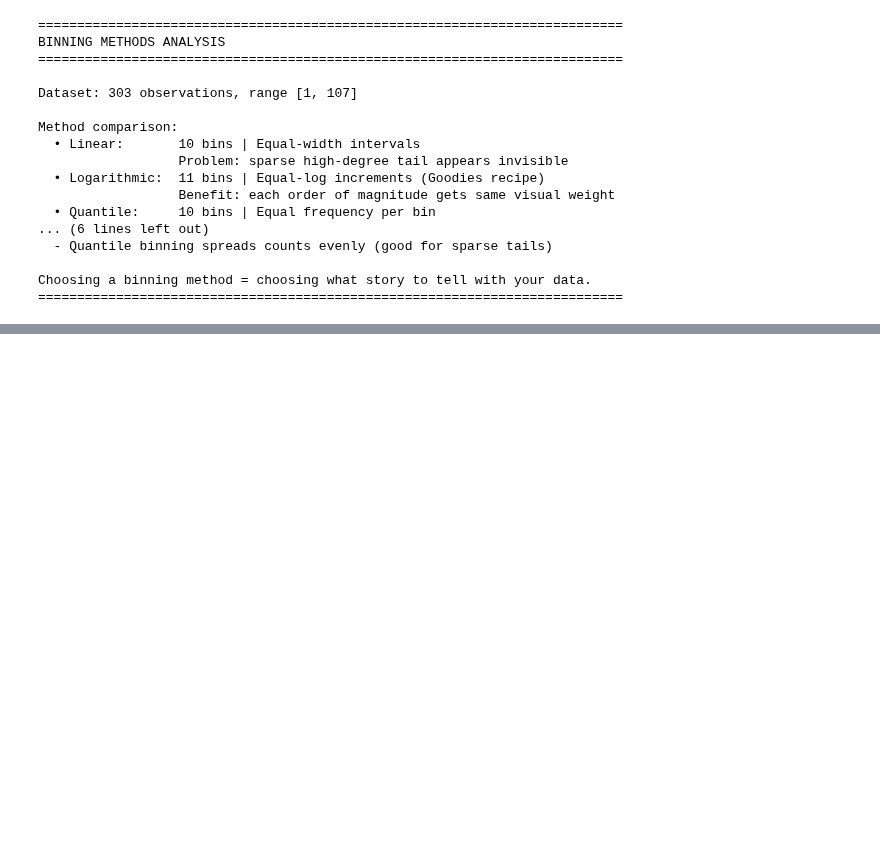
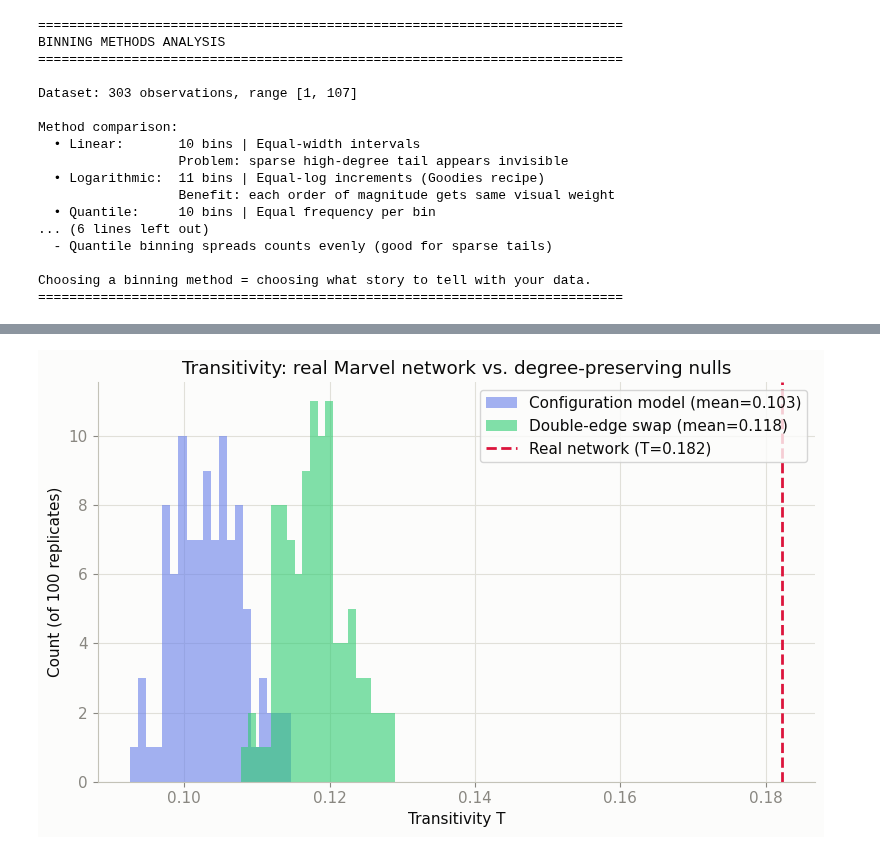
Before and after one commit to kaykay-ng/legendary-sniffle, a Jupyter notebook: notebooks/analysis.ipynb, the cells around one changed output, grey strips where cells are left out. Saved outputs shown, nothing was run; the diff lists cells and outputs as text; code cells hidden in the pictures; blank space fills up the shorter version.

```diff
--- a/notebooks/analysis.ipynb
+++ b/notebooks/analysis.ipynb
@@ -652,0 +832,28 @@ Choosing a binning method = choosing what story to tell with your data.
+# %%
+# 100 double-edge-swap replicates, 10x the number of links as the swap budget
+swap_C, swap_T, swap_isolates, deg_seq_preserved = [], [], [], []
+
+for _ in range(N_TRIALS):
+    Gs = Ggc.copy()
+    nswap = 10 * m_gc
+    nx.double_edge_swap(Gs, nswap=nswap, max_tries=nswap * 20, seed=int(rng.integers(0, 2**31 - 1)))
+
+    deg_seq_preserved.append(sorted(d for _, d in Gs.degree()) == sorted(degree_seq))
+    swap_C.append(nx.average_clustering(Gs))
+    swap_T.append(nx.transitivity(Gs))
+    swap_isolates.append(sum(1 for _, d in Gs.degree() if d == 0))
+
+swap_C = np.array(swap_C)
+swap_T = np.array(swap_T)
+swap_isolates = np.array(swap_isolates)
+
+z_swap = (C_real - swap_C.mean()) / swap_C.std()
+p_swap = (np.sum(swap_C >= C_real) + 1) / (N_TRIALS + 1)
+
+print(f"Degree sequence preserved in all {N_TRIALS} trials: {all(deg_seq_preserved)}")
+print(f"Double-edge-swap C: mean={swap_C.mean():.4f}  std={swap_C.std():.4f}")
+print(f"z-score = {z_swap:.2f}   empirical p-value = {p_swap:.4f}")
+print()
+print(f"Configuration model mean C = {config_C.mean():.4f}")
+print(f"Double-edge-swap   mean C = {swap_C.mean():.4f}")
+print(f"Real network        C = {C_real:.4f}")
@@ -652,0 +968,13 @@ Choosing a binning method = choosing what story to tell with your data.
+# %%
+fig, ax = plt.subplots(figsize=(8, 5))
+ax.hist(config_T, bins=20, alpha=0.6, color='#667eea', label=f'Configuration model (mean={config_T.mean():.3f})')
+ax.hist(swap_T, bins=20, alpha=0.6, color='#2ecc71', label=f'Double-edge swap (mean={swap_T.mean():.3f})')
+ax.axvline(T_real, color='crimson', linewidth=2, linestyle='--', label=f'Real network (T={T_real:.3f})')
+ax.set_xlabel('Transitivity T')
+ax.set_ylabel('Count (of 100 replicates)')
+ax.set_title('Transitivity: real Marvel network vs. degree-preserving nulls')
+ax.legend()
+plt.tight_layout()
+plt.show()
+# %% [output]
+[figure, added]
```
Also changed, not shown: parts of 26 cells of this notebook, 14 other files.
